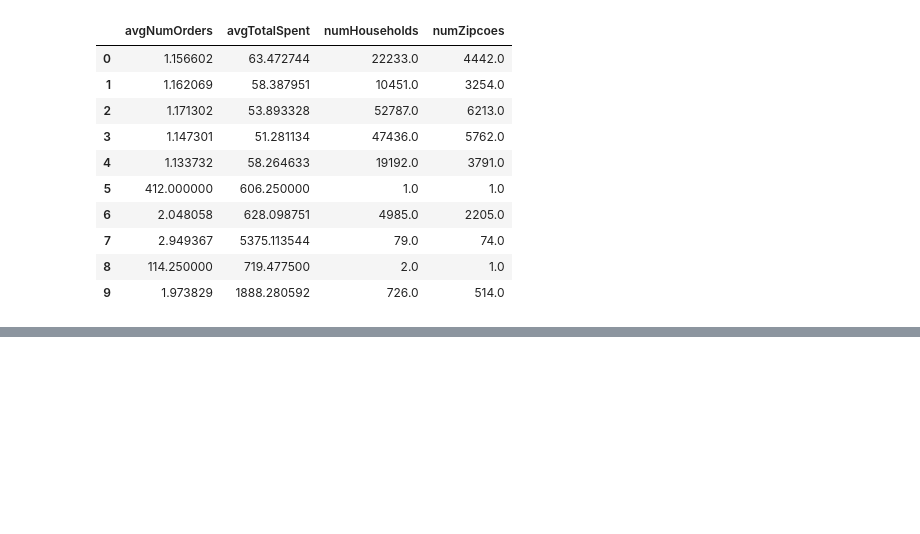
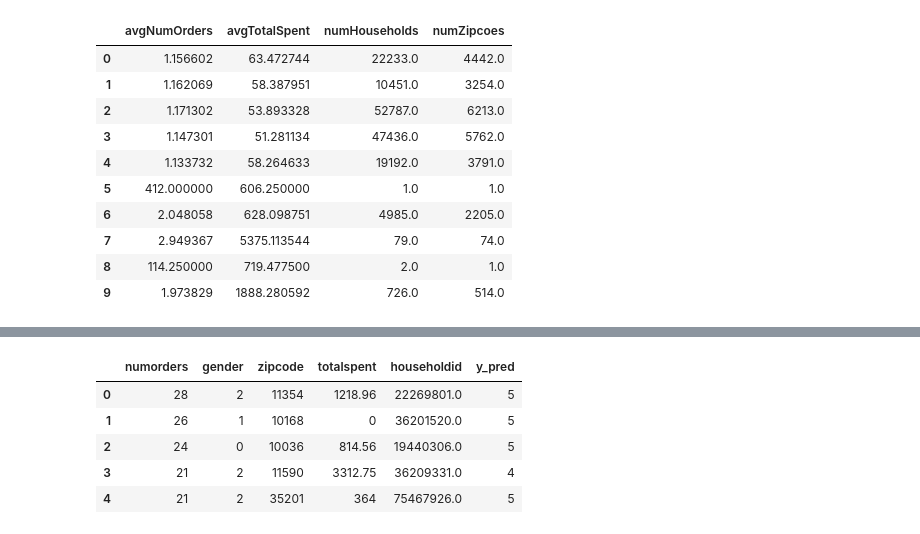
Before and after one commit to alexyanw/dse203-group-project, a Jupyter notebook: data_exploration/Customer Clustering .ipynb, the cells around one changed output, grey strips where cells are left out. Cells and saved outputs as stored; diff of their text form; code cells hidden in the pictures; blank space fills up the shorter version.

```diff
--- a/data_exploration/Customer Clustering .ipynb
+++ b/data_exploration/Customer Clustering .ipynb
@@ -117,0 +144,11 @@ zipcities=zipdata[1]
+# %%
+#Cluster the results by customer
+cCluster_rmHID=explorer.customers.clusterCustomers(data=response.results, col=response.columns, n_clusters=7)
+cCluster_rmHID[1].head()
+# %% [output]
+|  | numorders | gender | zipcode | totalspent | householdid | y_pred |
+| 0 | 28 | 2 | 11354 | 1218.96 | 22269801.0 | 5 |
+| 1 | 26 | 1 | 10168 | 0 | 36201520.0 | 5 |
+| 2 | 24 | 0 | 10036 | 814.56 | 19440306.0 | 5 |
+| 3 | 21 | 2 | 11590 | 3312.75 | 36209331.0 | 4 |
+| 4 | 21 | 2 | 35201 | 364 | 75467926.0 | 5 |
```
Also changed, not shown: parts of 9 cells of this notebook.
